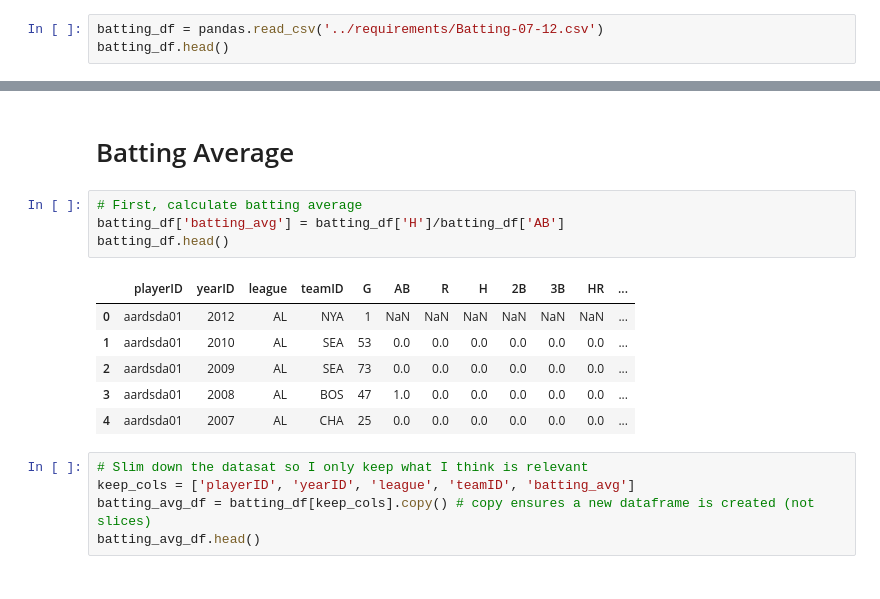
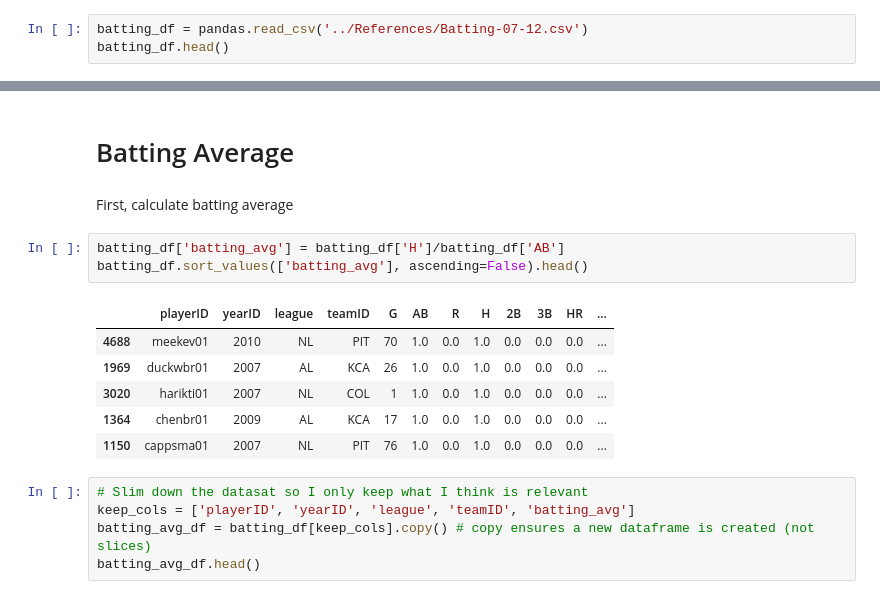
Before and after one commit to micahtmiller/company-exercise-june2018, a Jupyter notebook: JupyterNotebooks/Candidate Exercise - Detailed Work.ipynb, the cells around one changed output, grey strips where cells are left out. Saved outputs shown, nothing was run; the diff lists cells and outputs as text.

```diff
--- a/JupyterNotebooks/Candidate Exercise - Detailed Work.ipynb
+++ b/JupyterNotebooks/Candidate Exercise - Detailed Work.ipynb
@@ -39,7 +43,7 @@ Bring the data into Pandas and begin exploring the data
 # %%
 import pandas
 # %%
-batting_df = pandas.read_csv('../requirements/Batting-07-12.csv')
+batting_df = pandas.read_csv('../References/Batting-07-12.csv')
 batting_df.head()
 # %% [output]
 |  | playerID | yearID | league | teamID | G | AB | R | H | 2B | 3B | HR | ... |
@@ -60,17 +76,18 @@ player_df.head()
 | 4 | abadijo01 | 1854.0 | John | Abadie |
 # %% [markdown]
 # Batting Average
+# %% [markdown]
+First, calculate batting average
 # %%
-# First, calculate batting average
 batting_df['batting_avg'] = batting_df['H']/batting_df['AB']
-batting_df.head()
+batting_df.sort_values(['batting_avg'], ascending=False).head()
 # %% [output]
 |  | playerID | yearID | league | teamID | G | AB | R | H | 2B | 3B | HR | ... |
-| 0 | aardsda01 | 2012 | AL | NYA | 1 | NaN | NaN | NaN | NaN | NaN | NaN | ... |
-| 1 | aardsda01 | 2010 | AL | SEA | 53 | 0.0 | 0.0 | 0.0 | 0.0 | 0.0 | 0.0 | ... |
-| 2 | aardsda01 | 2009 | AL | SEA | 73 | 0.0 | 0.0 | 0.0 | 0.0 | 0.0 | 0.0 | ... |
-| 3 | aardsda01 | 2008 | AL | BOS | 47 | 1.0 | 0.0 | 0.0 | 0.0 | 0.0 | 0.0 | ... |
-| 4 | aardsda01 | 2007 | AL | CHA | 25 | 0.0 | 0.0 | 0.0 | 0.0 | 0.0 | 0.0 | ... |
+| 4688 | meekev01 | 2010 | NL | PIT | 70 | 1.0 | 0.0 | 1.0 | 0.0 | 0.0 | 0.0 | ... |
+| 1969 | duckwbr01 | 2007 | AL | KCA | 26 | 1.0 | 0.0 | 1.0 | 0.0 | 0.0 | 0.0 | ... |
+| 3020 | harikti01 | 2007 | NL | COL | 1 | 1.0 | 0.0 | 1.0 | 0.0 | 0.0 | 0.0 | ... |
+| 1364 | chenbr01 | 2009 | AL | KCA | 17 | 1.0 | 0.0 | 1.0 | 0.0 | 0.0 | 0.0 | ... |
+| 1150 | cappsma01 | 2007 | NL | PIT | 76 | 1.0 | 0.0 | 1.0 | 0.0 | 0.0 | 0.0 | ... |
 # %%
 # Slim down the datasat so I only keep what I think is relevant
 keep_cols = ['playerID', 'yearID', 'league', 'teamID', 'batting_avg']
```
Also changed, not shown: parts of 58 cells of this notebook, 1 other file.
